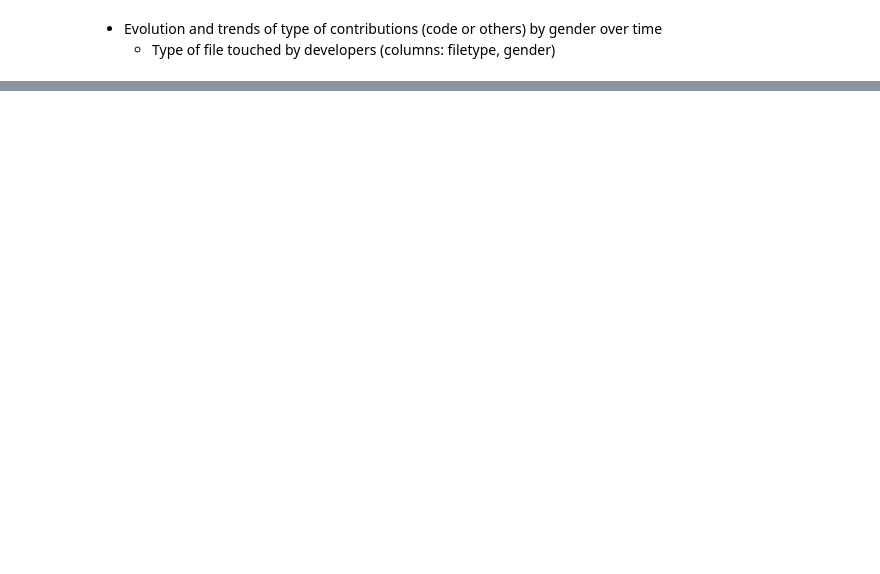
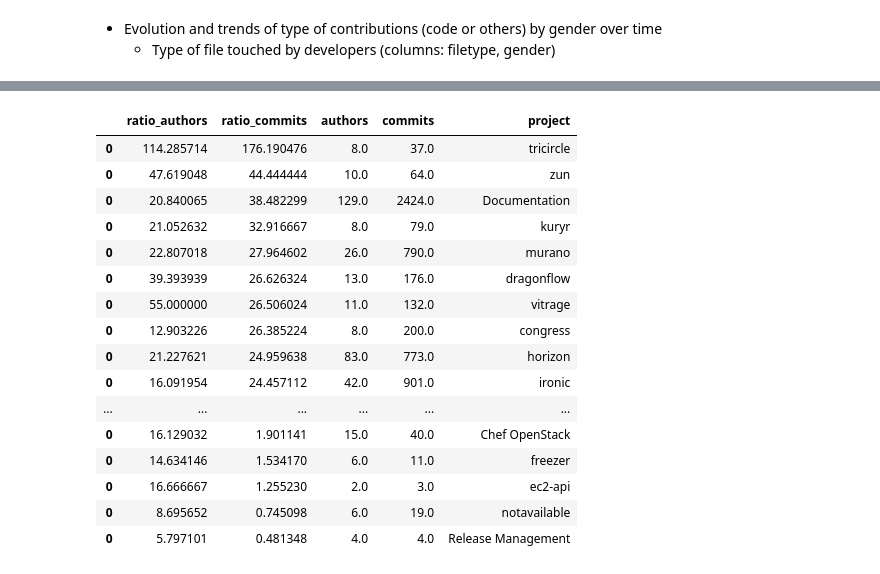
Before and after one commit to dicortazar/ipython-notebooks, a Jupyter notebook: projects/openstack-diversity/OpenStack Diversity Metrics.ipynb, the cells around one changed output, grey strips where cells are left out. Saved outputs shown, nothing was run; the diff lists cells and outputs as text; code cells hidden in the pictures; blank space fills up the shorter version.

```diff
--- a/projects/openstack-diversity/OpenStack Diversity Metrics.ipynb
+++ b/projects/openstack-diversity/OpenStack Diversity Metrics.ipynb
@@ -296,0 +361,20 @@ draw_evolutionary_chart("key_as_string", "doc_count")
+# %%
+df_summary.sort_values("ratio_commits", ascending=False)
+# %% [output]
+|  | ratio_authors | ratio_commits | authors | commits | project |
+| 0 | 114.285714 | 176.190476 | 8.0 | 37.0 | tricircle |
+| 0 | 47.619048 | 44.444444 | 10.0 | 64.0 | zun |
+| 0 | 20.840065 | 38.482299 | 129.0 | 2424.0 | Documentation |
+| 0 | 21.052632 | 32.916667 | 8.0 | 79.0 | kuryr |
+| 0 | 22.807018 | 27.964602 | 26.0 | 790.0 | murano |
+| 0 | 39.393939 | 26.626324 | 13.0 | 176.0 | dragonflow |
+| 0 | 55.000000 | 26.506024 | 11.0 | 132.0 | vitrage |
+| 0 | 12.903226 | 26.385224 | 8.0 | 200.0 | congress |
+| 0 | 21.227621 | 24.959638 | 83.0 | 773.0 | horizon |
+| 0 | 16.091954 | 24.457112 | 42.0 | 901.0 | ironic |
+| ... | ... | ... | ... | ... | ... |
+| 0 | 16.129032 | 1.901141 | 15.0 | 40.0 | Chef OpenStack |
+| 0 | 14.634146 | 1.534170 | 6.0 | 11.0 | freezer |
+| 0 | 16.666667 | 1.255230 | 2.0 | 3.0 | ec2-api |
+| 0 | 8.695652 | 0.745098 | 6.0 | 19.0 | notavailable |
+| 0 | 5.797101 | 0.481348 | 4.0 | 4.0 | Release Management |
```
Also changed, not shown: parts of 14 cells of this notebook, 1 other file.
